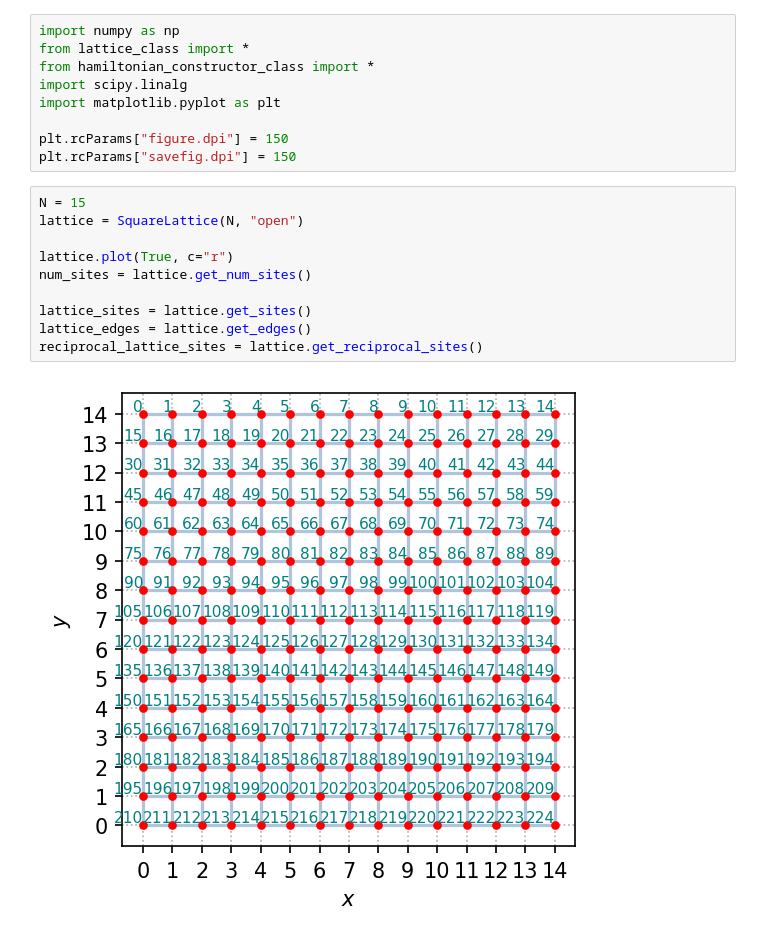
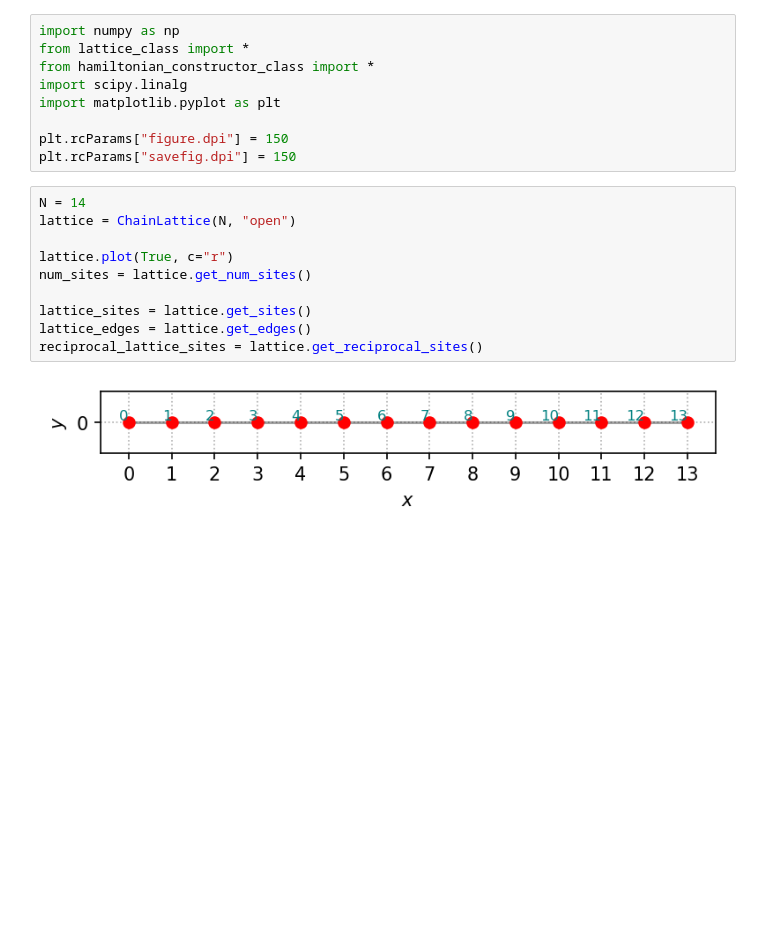
Before and after one commit to isschoch/chiral-p-wave-on-buckyball-geometry, a Jupyter notebook: direct_lattice_sc.ipynb, the cells around one changed output. Cells and saved outputs as stored; diff of their text form; blank space fills up the shorter version.

```diff
--- a/direct_lattice_sc.ipynb
+++ b/direct_lattice_sc.ipynb
@@ -8,15 +8,15 @@ import matplotlib.pyplot as plt
 plt.rcParams["figure.dpi"] = 150
 plt.rcParams["savefig.dpi"] = 150
 # %%
-N = 15
-lattice = SquareLattice(N, "open")
+N = 14
+lattice = ChainLattice(N, "open")
 
 lattice.plot(True, c="r")
 num_sites = lattice.get_num_sites()
 
 lattice_sites = lattice.get_sites()
 lattice_edges = lattice.get_edges()
 reciprocal_lattice_sites = lattice.get_reciprocal_sites()
 # %% [output]
-[figure, old version]
+[figure, new version]
 # %%
```
Also changed, not shown: parts of 3 cells of this notebook, 7 other files.
